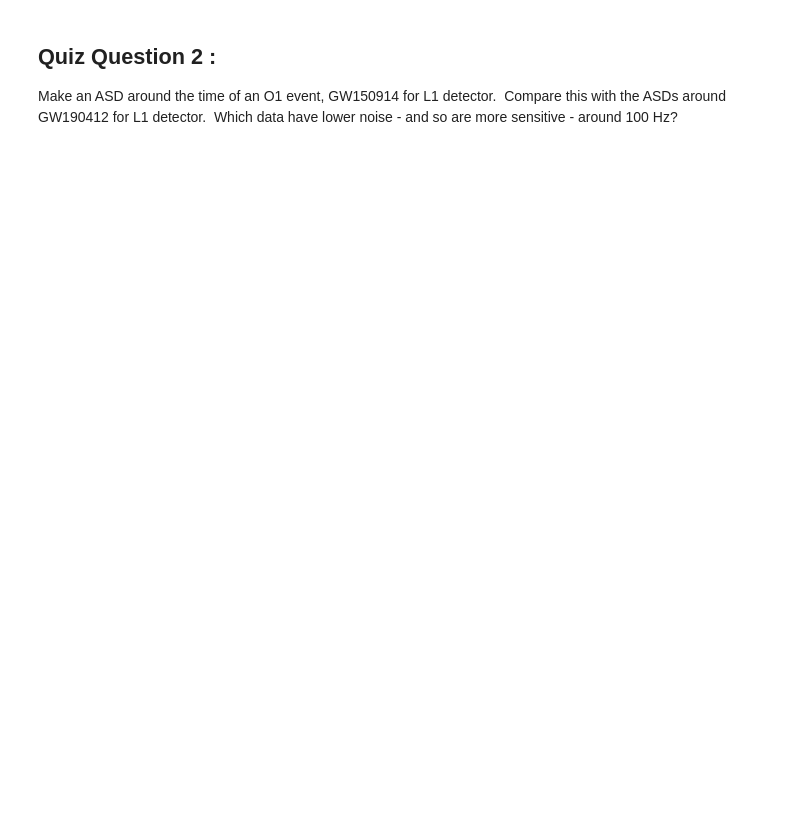
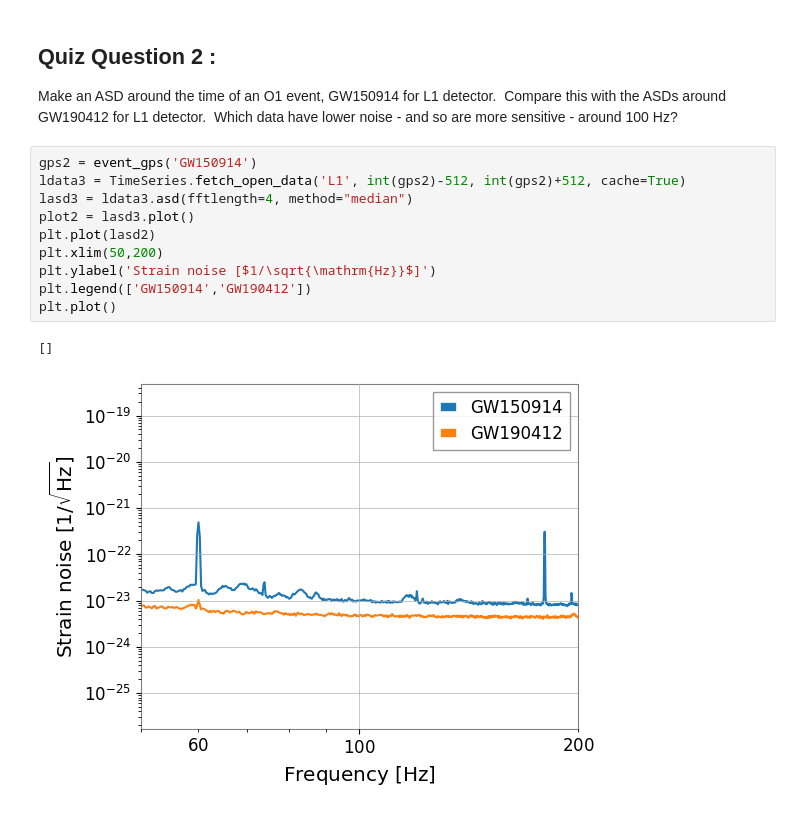
Before and after one commit to SamInsley/odw-2023, a Jupyter notebook: Tutorials/Day_1/Tuto_1.2_Open_Data_access_with_GWpy.ipynb, the cells around one changed output. Saved outputs shown, nothing was run; the diff lists cells and outputs as text; blank space fills up the shorter version.

```diff
--- a/Tutorials/Day_1/Tuto_1.2_Open_Data_access_with_GWpy.ipynb
+++ b/Tutorials/Day_1/Tuto_1.2_Open_Data_access_with_GWpy.ipynb
@@ -250,3 +279,16 @@ Looking at the LIGO-Livingston data in the time domain, the peak amplitude of th
 ## Quiz Question 2 :
 
 Make an ASD around the time of an O1 event, GW150914 for L1 detector.  Compare this with the ASDs around GW190412 for L1 detector.  Which data have lower noise - and so are more sensitive - around 100 Hz?
+# %%
+gps2 = event_gps('GW150914')
+ldata3 = TimeSeries.fetch_open_data('L1', int(gps2)-512, int(gps2)+512, cache=True)
+lasd3 = ldata3.asd(fftlength=4, method="median")
+plot2 = lasd3.plot()
+plt.plot(lasd2)
+plt.xlim(50,200)
+plt.ylabel('Strain noise [$1/\sqrt{\mathrm{Hz}}$]')
+plt.legend(['GW150914','GW190412'])
+plt.plot()
+# %% [output]
+[]
+[figure, added]
```
Also changed, not shown: parts of 5 cells of this notebook.
